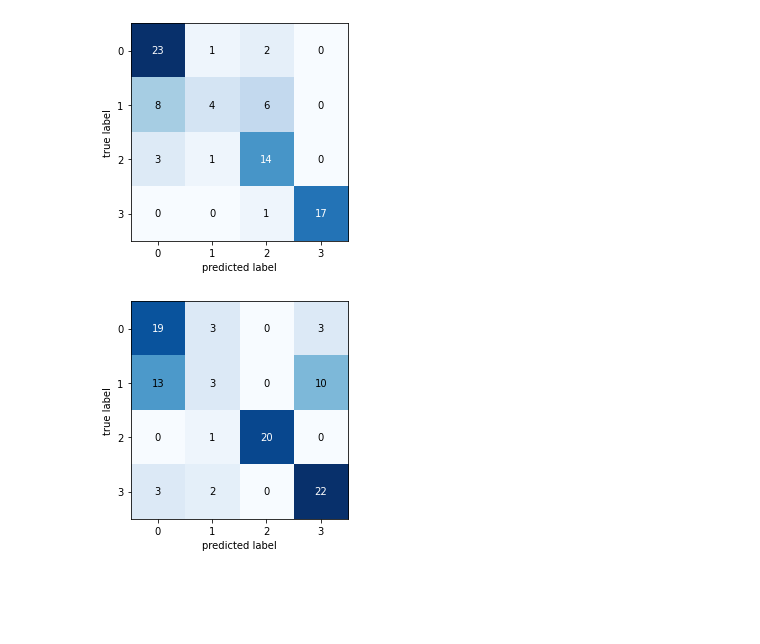
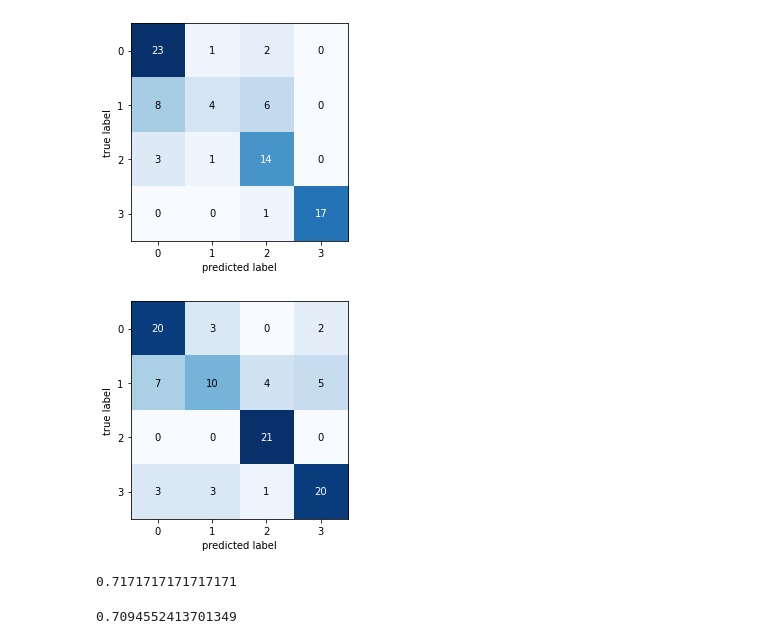
Before and after one commit to lephuocdat2000/DeepLearning-and-Application, a Jupyter notebook: SER/Vie-vie-1.ipynb, the cells around one changed output. Cells and saved outputs as stored; diff of their text form; code cells hidden in the pictures; blank space fills up the shorter version.

```diff
--- a/SER/Vie-vie-1.ipynb
+++ b/SER/Vie-vie-1.ipynb
@@ -240,3 +244,5 @@ plt.show()
+# %%
+model = tf.keras.models.load_model('weights.52-0.78.h5')
 # %%
 y_pred = model.predict(X_test,batch_size=32)
 true_labels = np.argwhere(y_test == 1)[:,1]
@@ -254,6 +260,7 @@ plt.show()
 # %% [output]
 [figure]
 # %%
+max_pad_len = 49100
 def predict_emotion_from_file(model, filename, chunk_step=16000, chunk_size=49100, predict_proba=False, sample_rate=16000):
         # Read audio file
         emotion1={0:'Angry',1:'Happy',2:'Sad',3:'Neutral'}
@@ -294,9 +301,6 @@ def predict_emotion_from_file(model, filename, chunk_step=16000, chunk_size=4910
 #Extract filename and label
 data_path = '/content/drive/MyDrive/Nhận dạng/Data Voice/Test'
 emotions=os.listdir(data_path)
-emotions.remove('variables')
-emotions.remove('saved_model.pb')
-emotions.remove('keras_metadata.pb')
 true_labels = []
 pred_labels = []
 emotion1={0:'Angry',1:'Happy',2:'Sad',3:'Neutral'}
@@ -311,14 +315,21 @@ for emotion in emotions:
 # %%
 from mlxtend.evaluate import confusion_matrix
 from mlxtend.plotting import plot_confusion_matrix
 cm = confusion_matrix(y_target=true_labels,
                       y_predicted=pred_labels,
                       binary=False)
 
-fig, ax = plot_confusion_matrix(cm,)
+fig, ax = plot_confusion_matrix(cm)
 plt.show()
 # %% [output]
-[figure, old version]
+[figure, new version]
 # %%
-from sklearn.metrics import accuracy_score
+from sklearn.metrics import accuracy_score,f1_score,precision_score,recall_score,precision_recall_fscore_support
+
 accuracy_score(true_labels,pred_labels)
+# %% [output]
+0.7171717171717171
+# %%
+print(f1_score(true_labels, pred_labels, average='macro'))
+# %% [output]
+0.7094552413701349
```
Also changed, not shown: parts of 1 cell of this notebook.
